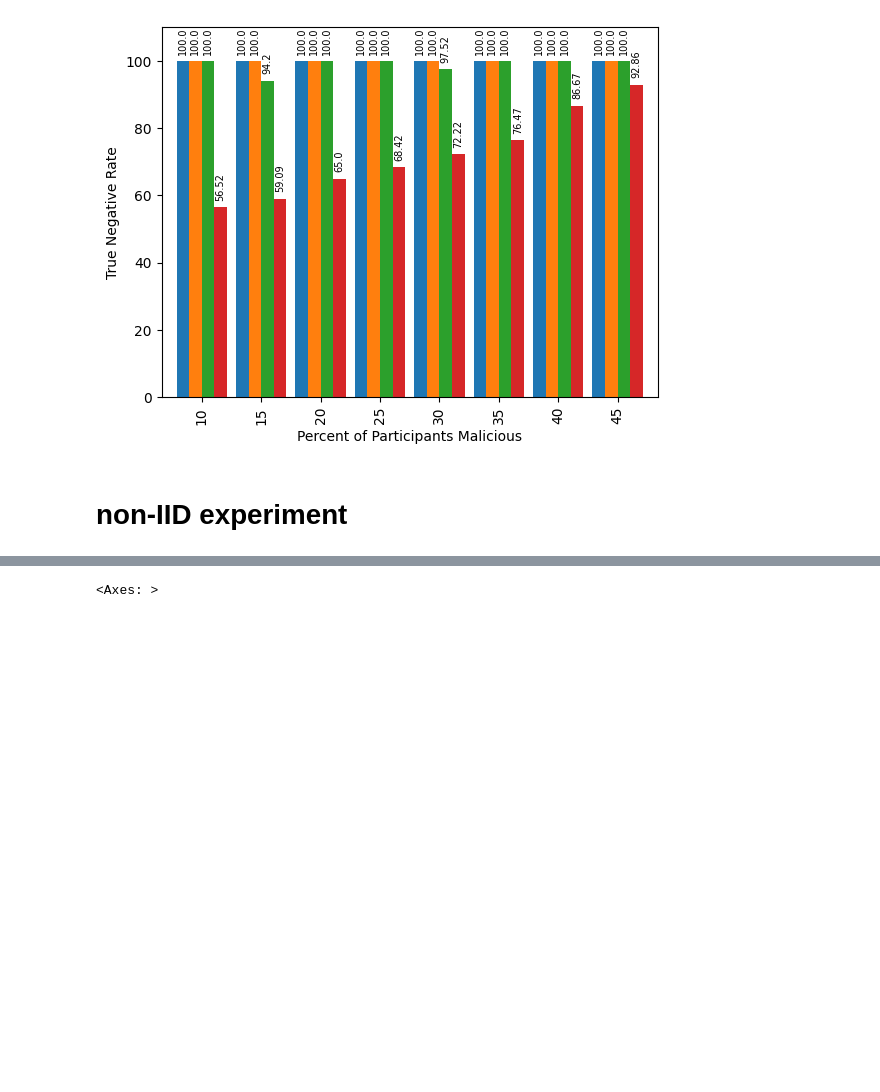
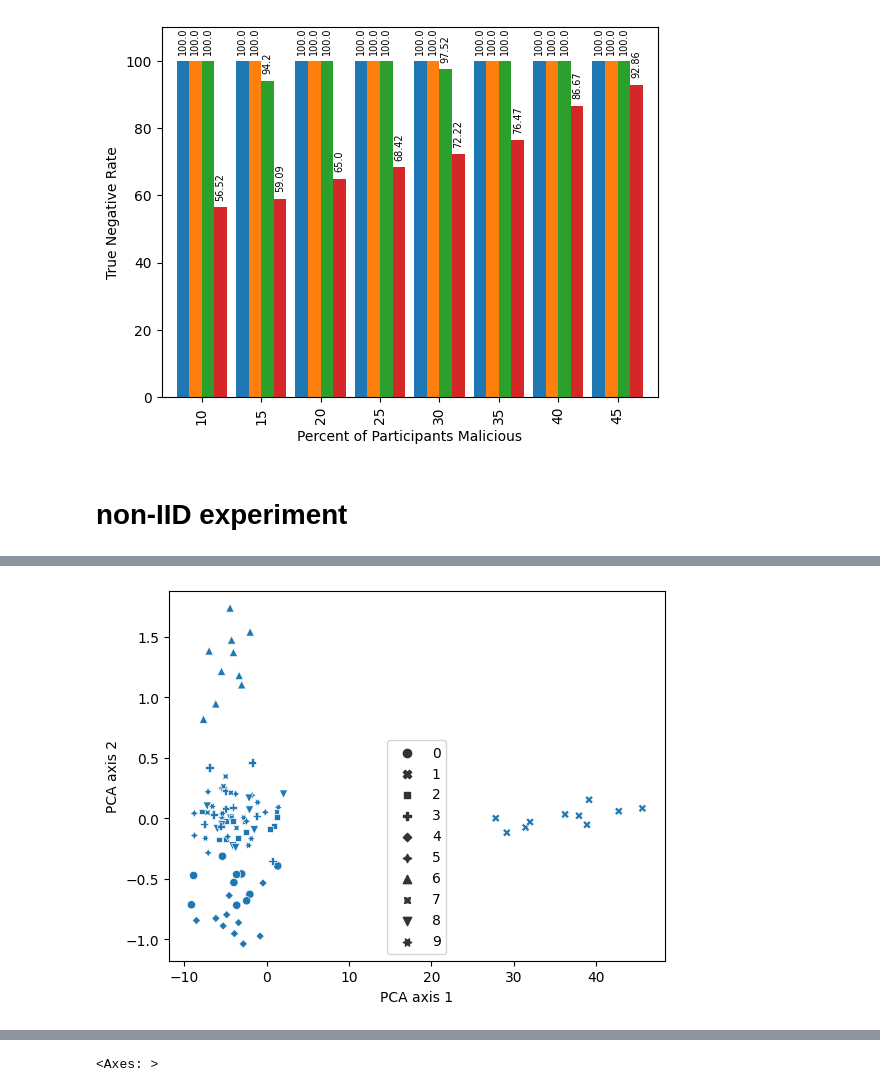
Before and after one commit to ehsanul9511/FLShield, a Jupyter notebook: plot_utils.ipynb, the cells around one changed output, grey strips where cells are left out. Saved outputs shown, nothing was run; the diff lists cells and outputs as text; code cells hidden in the pictures; blank space fills up the shorter version.

```diff
--- a/plot_utils.ipynb
+++ b/plot_utils.ipynb
@@ -62,0 +93,13 @@ for p in ax.patches:
+# %%
+all_validator_evaluations_vec_compressed = all_validator_evaluations_vec.reshape(all_validator_evaluations_vec.shape[0], -1, 10)
+
+weights = [[count_of_class_for_validator[j][str(i)] for i in range(10)] for j in all_validator_evaluations.keys()]
+weights = [np.array(i)/np.sum(i) for i in weights]
+weights = np.array(weights)
+
+all_validator_evaluations_vec_compressed_weighted = [np.dot(all_validator_evaluations_vec_compressed[i], weights[i]) for i in range(len(all_validator_evaluations_vec_compressed))]
+all_validator_evaluations_vec_compressed_weighted = np.array(all_validator_evaluations_vec_compressed_weighted)
+
+pca_compressed = PCA(n_components=2)
+pca_compressed.fit(all_validator_evaluations_vec_compressed_weighted)
+all_validator_evaluations_vec_compressed_pca = pca_compressed.transform(all_validator_evaluations_vec_compressed_weighted)
@@ -62,0 +119,7 @@ for p in ax.patches:
+# %%
+sns.scatterplot(x=all_validator_evaluations_vec_compressed_pca[:, 0], y=all_validator_evaluations_vec_compressed_pca[:, 1], style=group_numbers)
+plt.xlabel('PCA axis 1')
+plt.ylabel('PCA axis 2')
+plt.savefig('../FLORIDA_figures_sp/noniid_alternate_pca.pdf')
+# %% [output]
+[figure, added]
```
Also changed, not shown: parts of 12 cells of this notebook, 4 other files.
